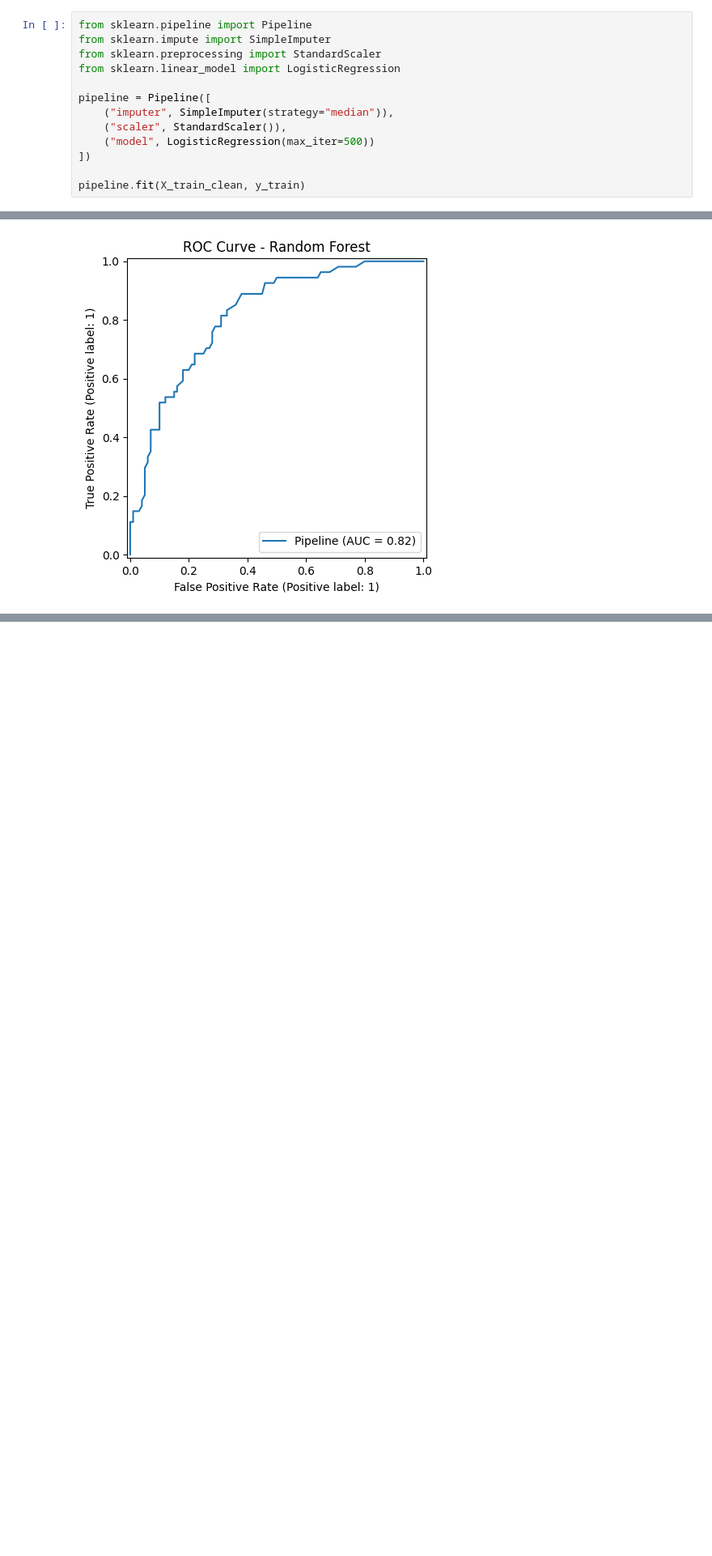
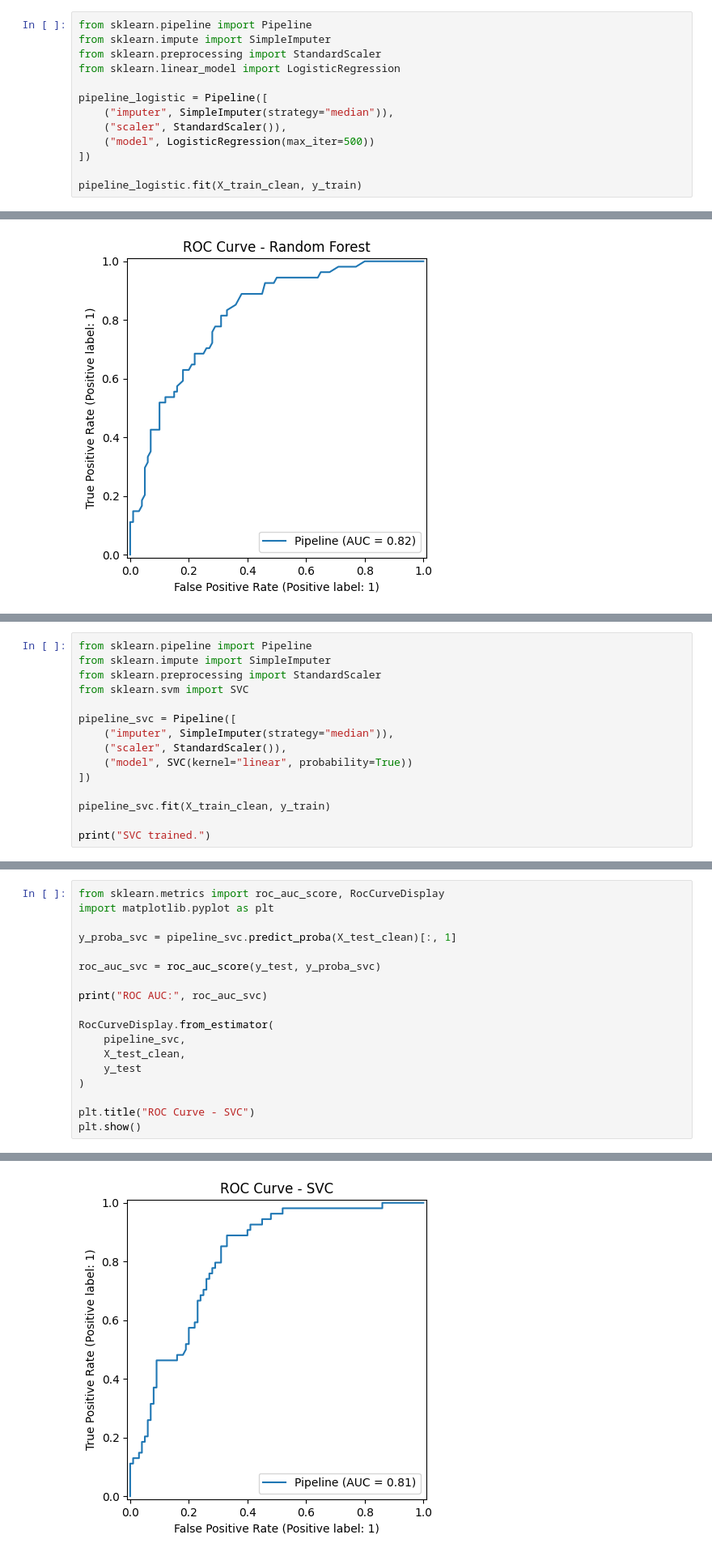
Before and after one commit to annajestem/xai_diabetes_project, a Jupyter notebook: notebooks/02_models_evaluation.ipynb, the cells around one changed output, grey strips where cells are left out. Shown at 81% size. Saved outputs shown, nothing was run; the diff lists cells and outputs as text; blank space fills up the shorter version.

Commit message:
Add model evaluation and cross validation

```diff
--- a/notebooks/02_models_evaluation.ipynb
+++ b/notebooks/02_models_evaluation.ipynb
@@ -59,13 +59,13 @@ from sklearn.impute import SimpleImputer
 from sklearn.preprocessing import StandardScaler
 from sklearn.linear_model import LogisticRegression
 
-pipeline = Pipeline([
+pipeline_logistic = Pipeline([
     ("imputer", SimpleImputer(strategy="median")),
     ("scaler", StandardScaler()),
     ("model", LogisticRegression(max_iter=500))
 ])
 
-pipeline.fit(X_train_clean, y_train)
+pipeline_logistic.fit(X_train_clean, y_train)
 # %% [output]
 Pipeline(steps=[('imputer', SimpleImputer(strategy='median')),
                 ('scaler', StandardScaler()),
@@ -252,0 +257,15 @@ ROC AUC: 0.8167592592592593
+# %%
+from sklearn.pipeline import Pipeline
+from sklearn.impute import SimpleImputer
+from sklearn.preprocessing import StandardScaler
+from sklearn.svm import SVC
+
+pipeline_svc = Pipeline([
+    ("imputer", SimpleImputer(strategy="median")),
+    ("scaler", StandardScaler()),
+    ("model", SVC(kernel="linear", probability=True))
+])
+
+pipeline_svc.fit(X_train_clean, y_train)
+
+print("SVC trained.")
@@ -252,0 +283,19 @@ ROC AUC: 0.8167592592592593
+# %%
+from sklearn.metrics import roc_auc_score, RocCurveDisplay
+import matplotlib.pyplot as plt
+
+y_proba_svc = pipeline_svc.predict_proba(X_test_clean)[:, 1]
+
+roc_auc_svc = roc_auc_score(y_test, y_proba_svc)
+
+print("ROC AUC:", roc_auc_svc)
+
+RocCurveDisplay.from_estimator(
+    pipeline_svc,
+    X_test_clean,
+    y_test
+)
+
+plt.title("ROC Curve - SVC")
+plt.show()
+# %% [output]
@@ -252,0 +303 @@ ROC AUC: 0.8167592592592593
+[figure, added]
```
Also changed, not shown: parts of 19 cells of this notebook, 1 other file.
